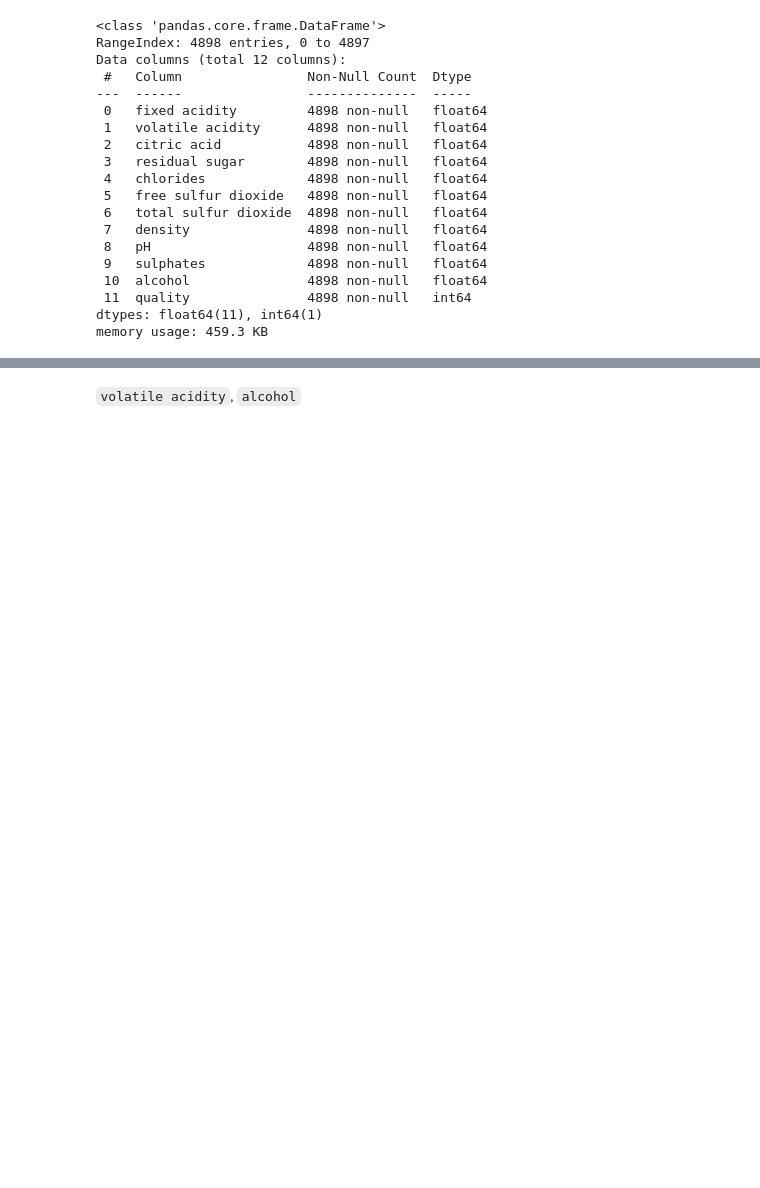
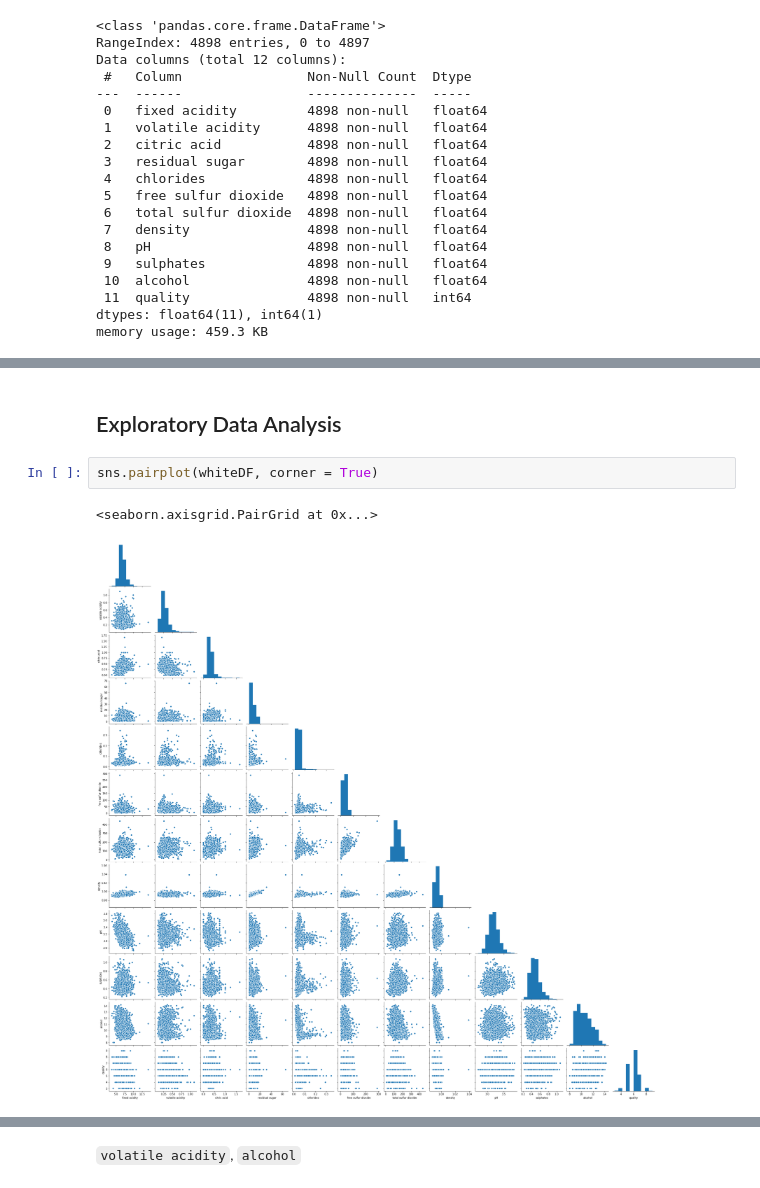
Before and after one commit to utomoreza/WhiteWineQuality_LR, a Jupyter notebook: main.ipynb, the cells around one changed output, grey strips where cells are left out. Cells and saved outputs as stored; diff of their text form; blank space fills up the shorter version.

```diff
--- a/main.ipynb
+++ b/main.ipynb
@@ -150,0 +214,7 @@ memory usage: 459.3 KB
+# %% [markdown]
+## Exploratory Data Analysis
+# %%
+sns.pairplot(whiteDF, corner = True)
+# %% [output]
+<seaborn.axisgrid.PairGrid at 0x...>
+[figure, added]
```
Also changed, not shown: parts of 31 cells of this notebook, 2 other files.
